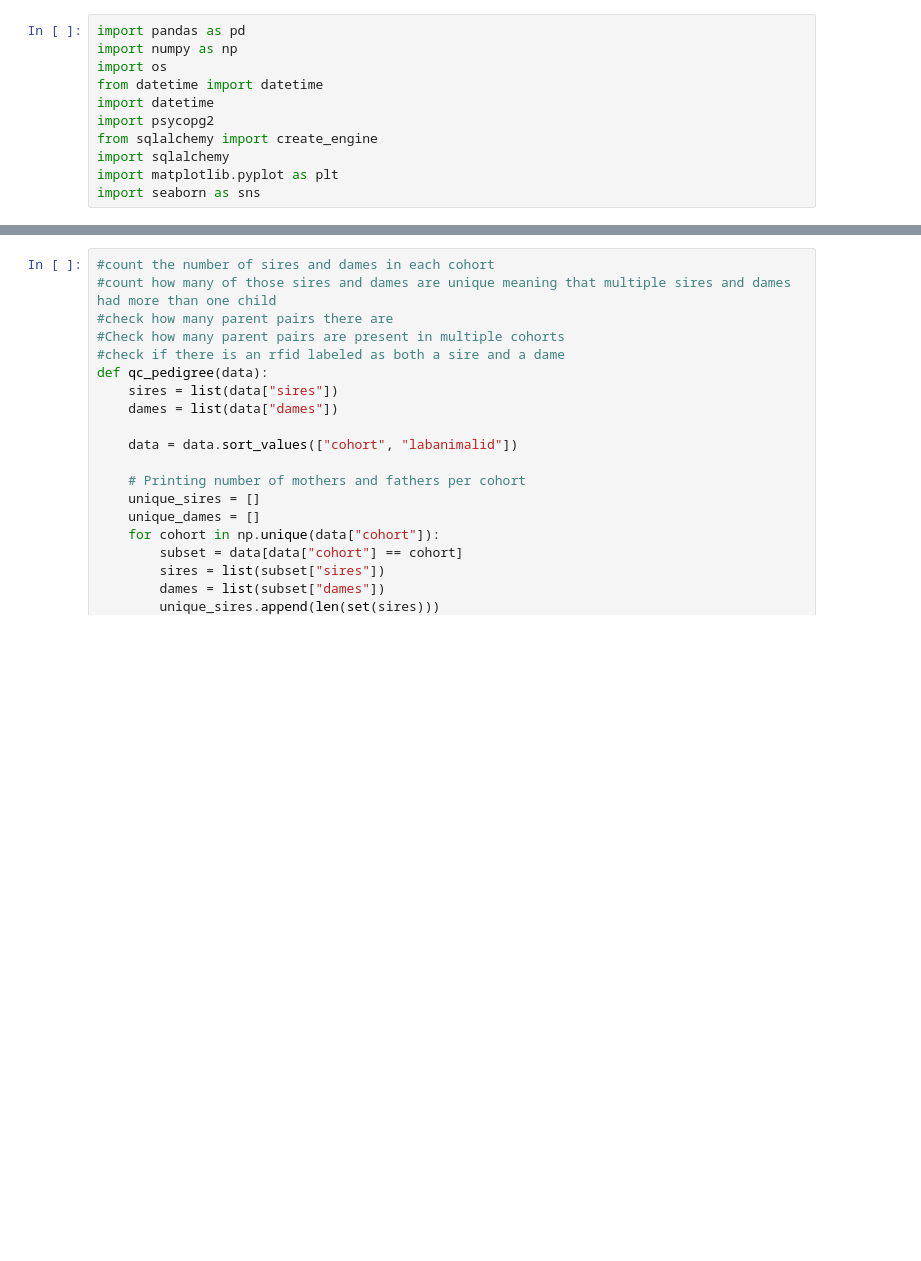
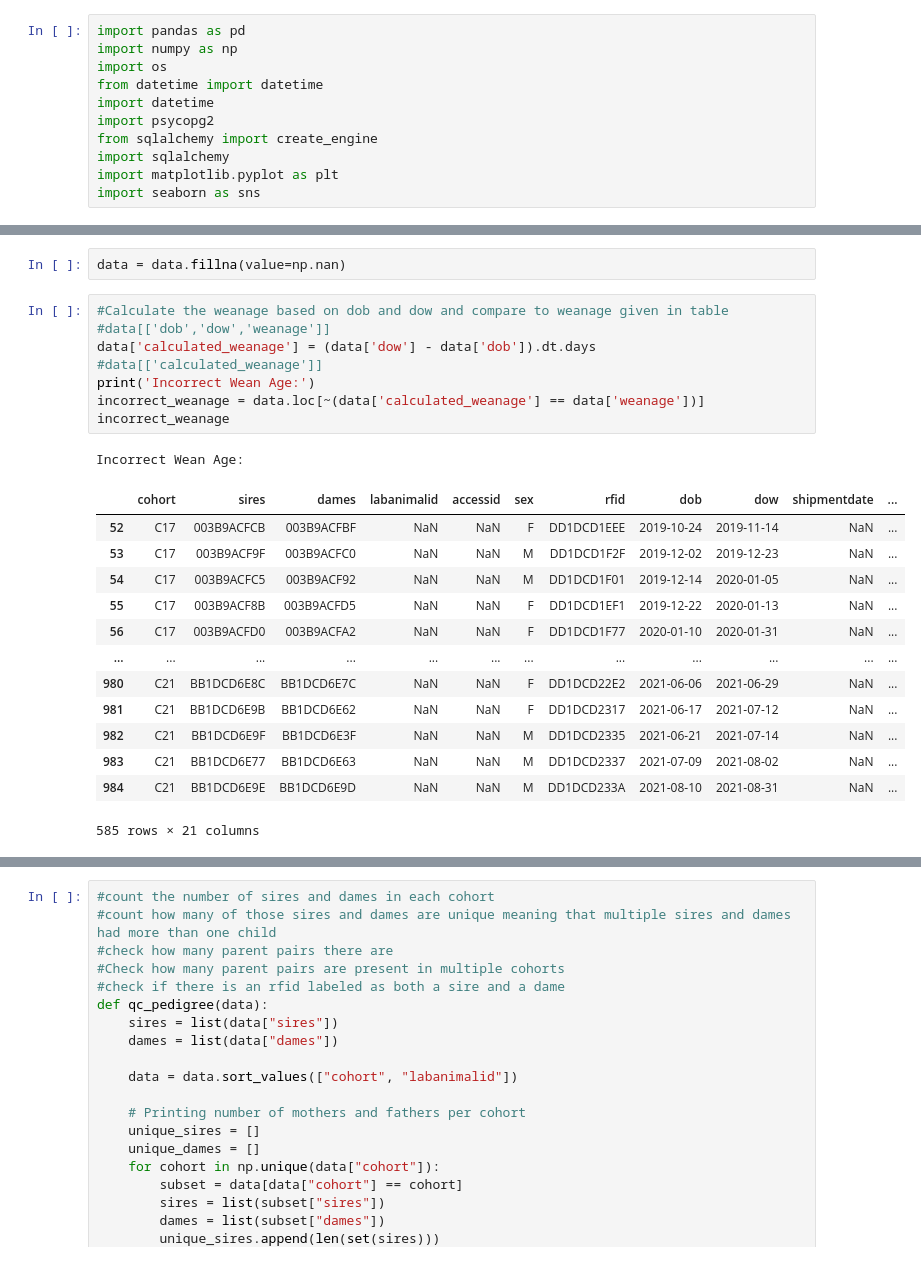
Before and after one commit to Shaezzer/PalmerLab, a Jupyter notebook: QC_WFU_Master.ipynb, the cells around one changed output, grey strips where cells are left out. Drawn from its saved outputs; the diff is of its cells as text; blank space fills up the shorter version.

```diff
--- a/QC_WFU_Master.ipynb
+++ b/QC_WFU_Master.ipynb
@@ -82,3 +82,28 @@ shipmentage
 weanage
 comments
 resolution
+# %%
+data = data.fillna(value=np.nan)
+# %%
+#Calculate the weanage based on dob and dow and compare to weanage given in table
+#data[['dob','dow','weanage']]
+data['calculated_weanage'] = (data['dow'] - data['dob']).dt.days
+#data[['calculated_weanage']]
+print('Incorrect Wean Age:')
+incorrect_weanage = data.loc[~(data['calculated_weanage'] == data['weanage'])]
+incorrect_weanage
+# %% [output]
+Incorrect Wean Age:
+|  | cohort | sires | dames | labanimalid | accessid | sex | rfid | dob | dow | shipmentdate | ... |
+| 52 | C17 | 003B9ACFCB | 003B9ACFBF | NaN | NaN | F | DD1DCD1EEE | 2019-10-24 | 2019-11-14 | NaN | ... |
+| 53 | C17 | 003B9ACF9F | 003B9ACFC0 | NaN | NaN | M | DD1DCD1F2F | 2019-12-02 | 2019-12-23 | NaN | ... |
+| 54 | C17 | 003B9ACFC5 | 003B9ACF92 | NaN | NaN | M | DD1DCD1F01 | 2019-12-14 | 2020-01-05 | NaN | ... |
+| 55 | C17 | 003B9ACF8B | 003B9ACFD5 | NaN | NaN | F | DD1DCD1EF1 | 2019-12-22 | 2020-01-13 | NaN | ... |
+| 56 | C17 | 003B9ACFD0 | 003B9ACFA2 | NaN | NaN | F | DD1DCD1F77 | 2020-01-10 | 2020-01-31 | NaN | ... |
+| ... | ... | ... | ... | ... | ... | ... | ... | ... | ... | ... | ... |
+| 980 | C21 | BB1DCD6E8C | BB1DCD6E7C | NaN | NaN | F | DD1DCD22E2 | 2021-06-06 | 2021-06-29 | NaN | ... |
+| 981 | C21 | BB1DCD6E9B | BB1DCD6E62 | NaN | NaN | F | DD1DCD2317 | 2021-06-17 | 2021-07-12 | NaN | ... |
+| 982 | C21 | BB1DCD6E9F | BB1DCD6E3F | NaN | NaN | M | DD1DCD2335 | 2021-06-21 | 2021-07-14 | NaN | ... |
+| 983 | C21 | BB1DCD6E77 | BB1DCD6E63 | NaN | NaN | M | DD1DCD2337 | 2021-07-09 | 2021-08-02 | NaN | ... |
+| 984 | C21 | BB1DCD6E9E | BB1DCD6E9D | NaN | NaN | M | DD1DCD233A | 2021-08-10 | 2021-08-31 | NaN | ... |
+585 rows × 21 columns
```
Also changed, not shown: parts of 15 cells of this notebook.
